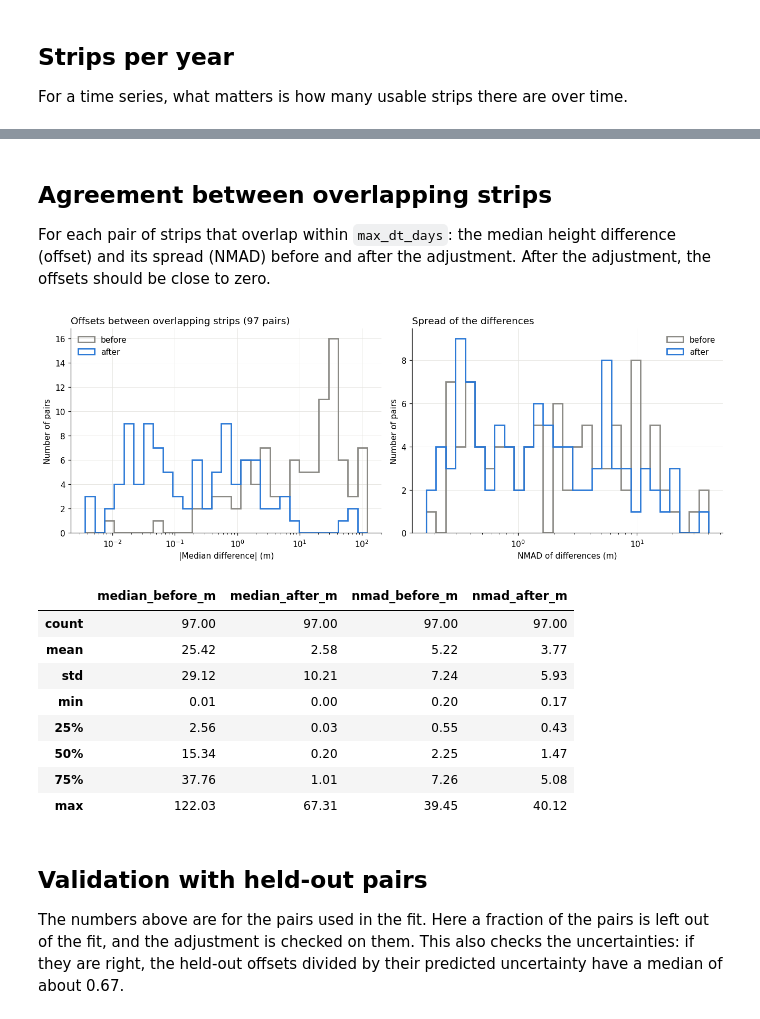
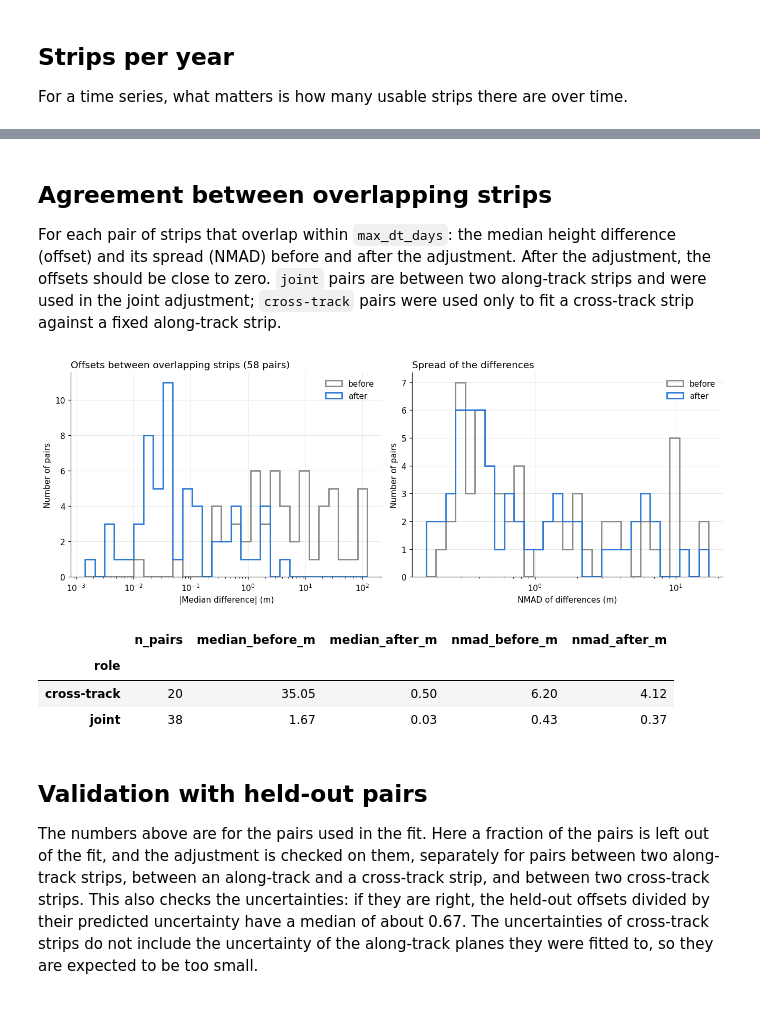
Before and after one commit to aszinck/REMA-strips-correction, a Jupyter notebook: coreg-qc.ipynb, the cells around one changed output, grey strips where cells are left out. Saved outputs shown, nothing was run; the diff lists cells and outputs as text; code cells hidden in the pictures.

```diff
--- a/coreg-qc.ipynb
+++ b/coreg-qc.ipynb
@@ -613,39 +617,38 @@ plt.show()
 # %% [markdown]
 ## Agreement between overlapping strips
 
-For each pair of strips that overlap within `max_dt_days`: the median height difference (offset) and its spread (NMAD) before and after the adjustment. After the adjustment, the offsets should be close to zero.
+For each pair of strips that overlap within `max_dt_days`: the median height difference (offset) and its spread (NMAD) before and after the adjustment. After the adjustment, the offsets should be close to zero. `joint` pairs are between two along-track strips and were used in the joint adjustment; `cross-track` pairs were used only to fit a cross-track strip against a fixed along-track strip.
 # %%
 used = adj_pairs[adj_pairs["used"]]
 
 fig, axes = plt.subplots(1, 2, figsize=(12, 4.5))
 for ax, col, label in [(axes[0], "median", "|Median difference| (m)"), (axes[1], "nmad", "NMAD of differences (m)")]:
     before, after = used[f"{col}_before_m"].abs(), used[f"{col}_after_m"].abs()
     bins = np.logspace(np.log10(max(min(before.min(), after.min()), 1e-3)), np.log10(max(before.max(), after.max())), 30)
     ax.hist(before, bins=bins, histtype="step", linewidth=1.8, color="#8a8984", label="before")
     ax.hist(after, bins=bins, histtype="step", linewidth=1.8, color="#2a78d6", label="after")
     ax.set(xscale="log", xlabel=label, ylabel="Number of pairs")
     ax.legend(frameon=False)
 axes[0].set_title(f"Offsets between overlapping strips ({len(used)} pairs)", loc="left")
 axes[1].set_title("Spread of the differences", loc="left")
 plt.tight_layout()
 plt.show()
 
-used[["median_before_m", "median_after_m", "nmad_before_m", "nmad_after_m"]].abs().describe().round(2)
+# Number of pairs and median absolute values, per role
+cols = ["median_before_m", "median_after_m", "nmad_before_m", "nmad_after_m"]
+summary = used.groupby("role")[cols].apply(lambda d: d.abs().median()).round(2)
+summary.insert(0, "n_pairs", used.groupby("role").size())
+summary
 # %% [output]
-[figure, old version]
+[figure, new version]
-|  | median_before_m | median_after_m | nmad_before_m | nmad_after_m |
-| count | 97.00 | 97.00 | 97.00 | 97.00 |
-| mean | 25.42 | 2.58 | 5.22 | 3.77 |
-| std | 29.12 | 10.21 | 7.24 | 5.93 |
-| min | 0.01 | 0.00 | 0.20 | 0.17 |
-| 25% | 2.56 | 0.03 | 0.55 | 0.43 |
-| 50% | 15.34 | 0.20 | 2.25 | 1.47 |
-| 75% | 37.76 | 1.01 | 7.26 | 5.08 |
-| max | 122.03 | 67.31 | 39.45 | 40.12 |
+|  | n_pairs | median_before_m | median_after_m | nmad_before_m | nmad_after_m |
+| role |  |  |  |  |  |
+| cross-track | 20 | 35.05 | 0.50 | 6.20 | 4.12 |
+| joint | 38 | 1.67 | 0.03 | 0.43 | 0.37 |
 # %% [markdown]
 ## Validation with held-out pairs
 
-The numbers above are for the pairs used in the fit. Here a fraction of the pairs is left out of the fit, and the adjustment is checked on them. This also checks the uncertainties: if they are right, the held-out offsets divided by their predicted uncertainty have a median of about 0.67.
+The numbers above are for the pairs used in the fit. Here a fraction of the pairs is left out of the fit, and the adjustment is checked on them, separately for pairs between two along-track strips, between an along-track and a cross-track strip, and between two cross-track strips. This also checks the uncertainties: if they are right, the held-out offsets divided by their predicted uncertainty have a median of about 0.67. The uncertainties of cross-track strips do not include the uncertainty of the along-track planes they were fitted to, so they are expected to be too small.
 # %%
 holdout = []
 for seed in range(5):
```
Also changed, not shown: parts of 9 cells of this notebook, 4 other files.
